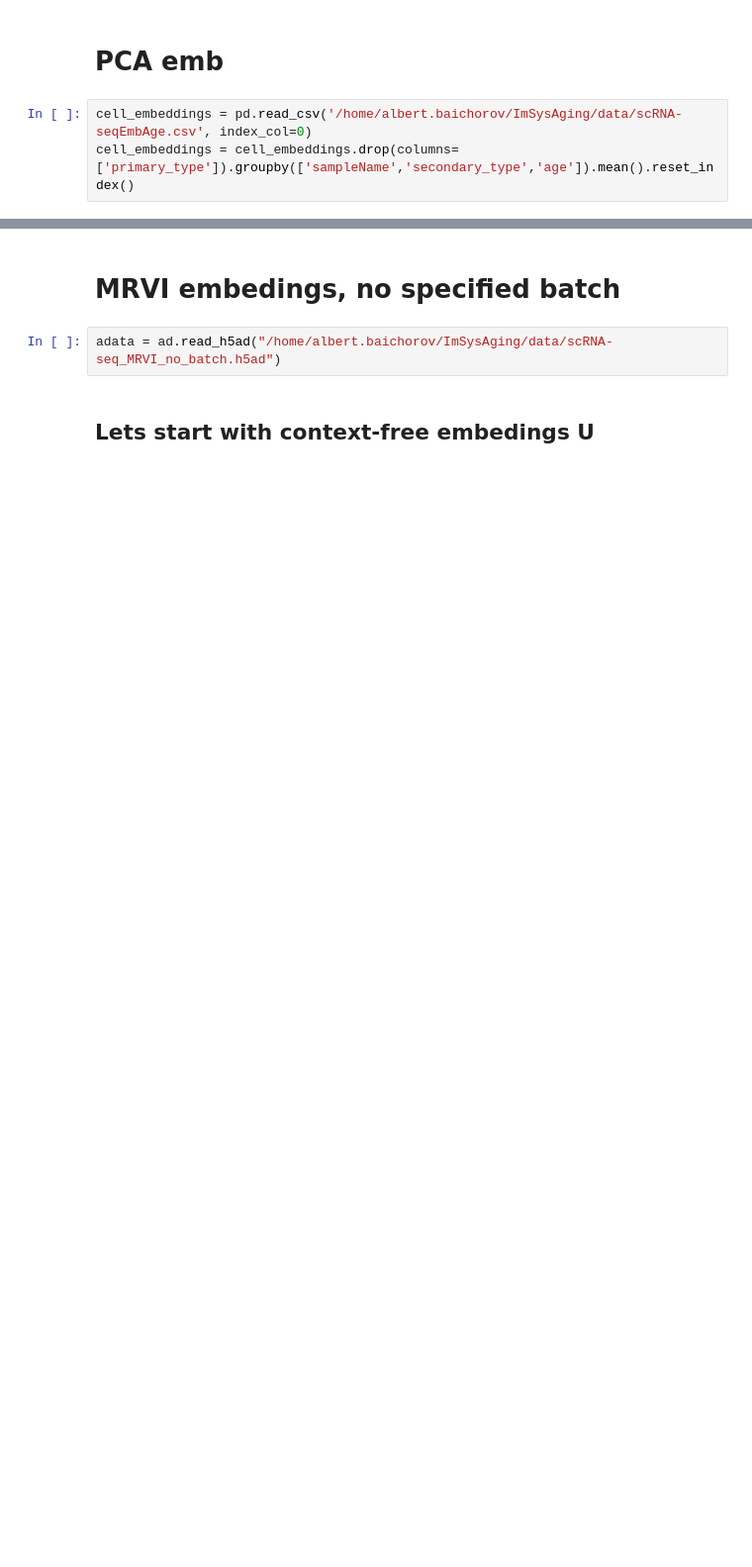
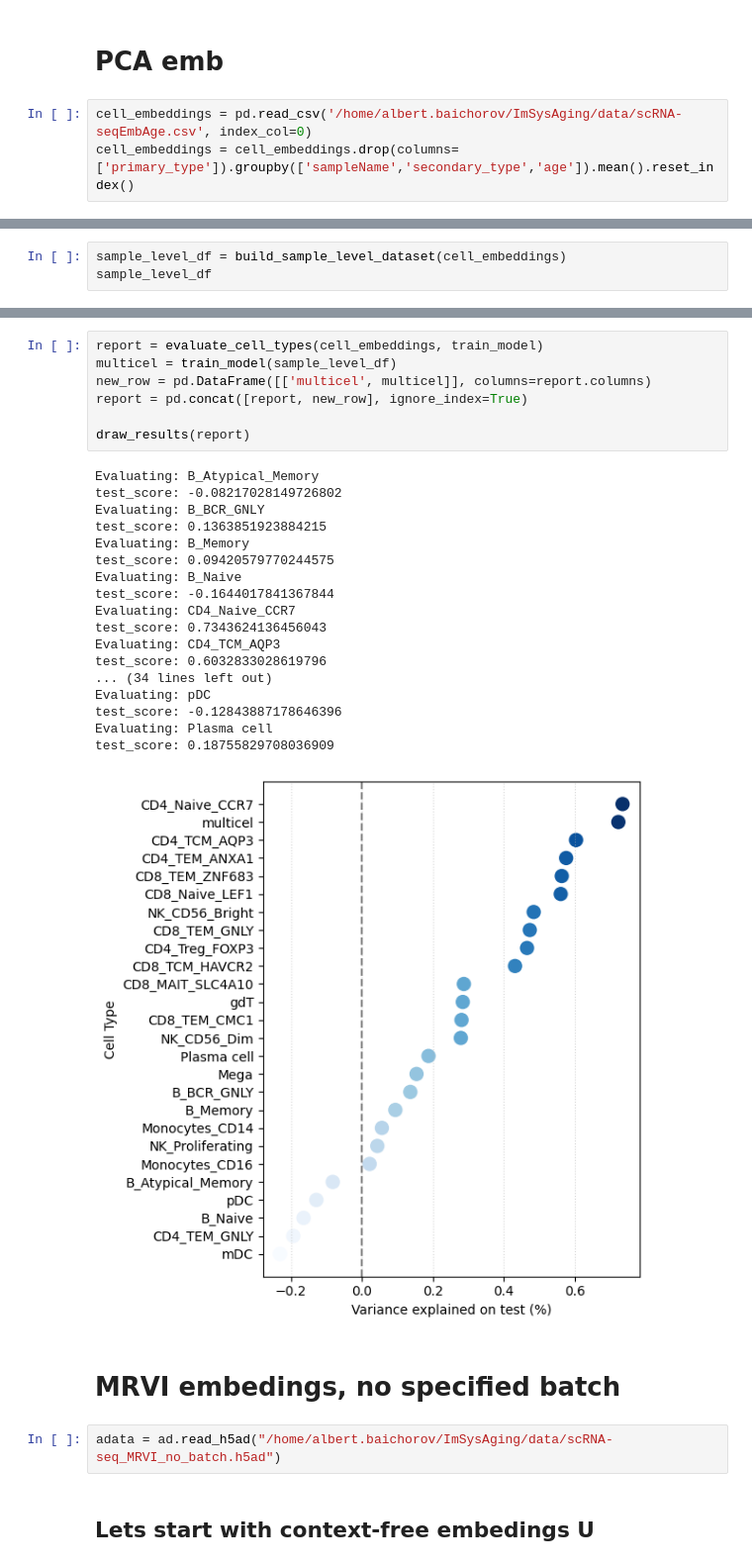
Before and after one commit to AlbertBay/ImSysAging, a Jupyter notebook: train_ageclock.ipynb, the cells around one changed output, grey strips where cells are left out. Shown at 99% size. Saved outputs shown, nothing was run; the diff lists cells and outputs as text; blank space fills up the shorter version.

```diff
--- a/train_ageclock.ipynb
+++ b/train_ageclock.ipynb
@@ -101,0 +143,3 @@ test_score: 0.17774593658787008
+# %%
+sample_level_df = build_sample_level_dataset(cell_embeddings)
+sample_level_df
@@ -102,3 +160,29 @@ test_score: 0.17774593658787008
+# %%
+report = evaluate_cell_types(cell_embeddings, train_model)
+multicel = train_model(sample_level_df)
+new_row = pd.DataFrame([['multicel', multicel]], columns=report.columns)
+report = pd.concat([report, new_row], ignore_index=True)
+
+draw_results(report)
+# %% [output]
+Evaluating: B_Atypical_Memory
+test_score: -0.08217028149726802
+Evaluating: B_BCR_GNLY
+test_score: 0.1363851923884215
+Evaluating: B_Memory
+test_score: 0.09420579770244575
+Evaluating: B_Naive
+test_score: -0.1644017841367844
+Evaluating: CD4_Naive_CCR7
+test_score: 0.7343624136456043
+Evaluating: CD4_TCM_AQP3
+test_score: 0.6032833028619796
+... (34 lines left out)
+Evaluating: pDC
+test_score: -0.12843887178646396
+Evaluating: Plasma cell
+test_score: 0.18755829708036909
+[figure, added]
 # %% [markdown]
 # MRVI embedings, no specified batch
 # %%
```
Also changed, not shown: parts of 9 cells of this notebook, 1 other file.
